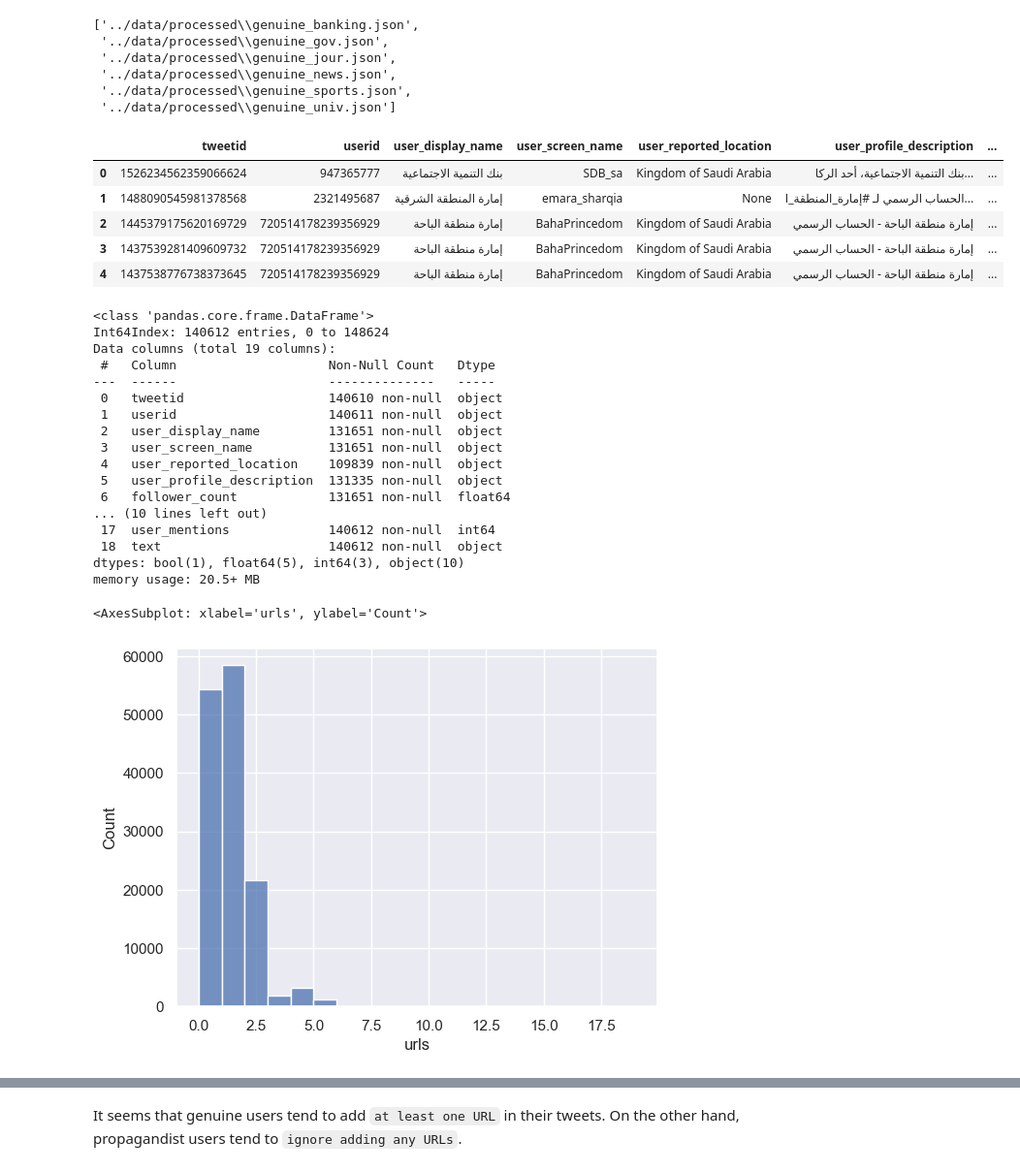
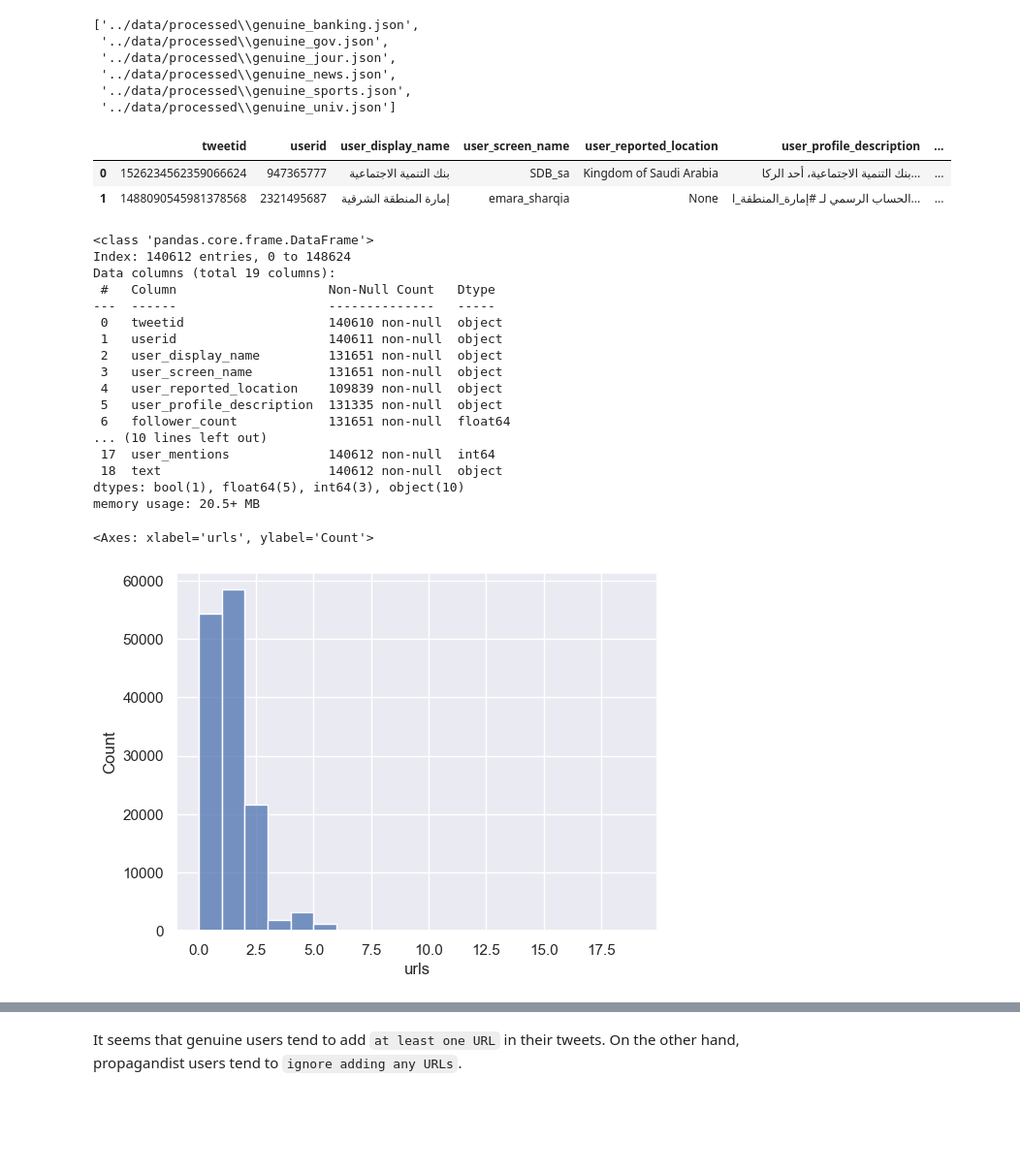
Before and after one commit to iSemantics-ai/Arabic-Propaganda-Detection, a Jupyter notebook: notebooks/lf_ideas_techniques.ipynb, the cells around one changed output, grey strips where cells are left out. Shown at 97% size. Drawn from its saved outputs; the diff is of its cells as text; code cells hidden in the pictures; blank space fills up the shorter version.

```diff
--- a/notebooks/lf_ideas_techniques.ipynb
+++ b/notebooks/lf_ideas_techniques.ipynb
@@ -12,3 +21,12 @@ import matplotlib.pyplot as plt
 
 sns.set()
 %matplotlib inline
+# %%
+# defining data paths
+
+prop_data_path = "../data/processed/propaganda.json"
+gen_data_paths = "../data/processed/genuine*.json"
+access_tokens_path = "../data/access_tokens.json"
+
+prop_data_annotated = "../data/processed/propaganda_annotated.pkl"
+gen_data_annotated = "../data/processed/genuine_annotated.pkl"
@@ -15 +39,6 @@ sns.set()
+# %%
+# loading the HuggingFace access tokens
+
+with open(access_tokens_path) as f:
+    hf_key = json.load(f)["huggingface"]["read_token"]
 # %%
@@ -49,9 +73,7 @@ Data columns (total 19 columns):
 dtypes: bool(1), int64(11), object(7)
 memory usage: 8.2+ MB
 # %%
-import glob
-
-files = glob.glob('../data/processed/genuine*.json')
+files = glob.glob(gen_data_paths)
 files
 # %% [output]
 ['../data/processed\\genuine_banking.json',
@@ -65,22 +95,15 @@ dfs = [pd.read_json(f) for f in files]
 # %%
-# df1 = pd.read_json("../data/processed/genuine_banking.json")
-# df2 = pd.read_json("../data/processed/genuine_sports.json")
-
-
-gen_data = pd.concat(dfs, ignore_index=True).drop_duplicates(subset=['tweetid'])
-gen_data.head()
+gen_data = pd.concat(dfs, ignore_index=True).drop_duplicates(subset=["tweetid"])
+gen_data.head(2)
 # %% [output]
 |  | tweetid | userid | user_display_name | user_screen_name | user_reported_location | user_profile_description | ... |
 | 0 | 1526234562359066624 | 947365777 | بنك التنمية الاجتماعية | SDB_sa | Kingdom of Saudi Arabia | بنك التنمية الاجتماعية، أحد الركا... | ... |
 | 1 | 1488090545981378568 | 2321495687 | إمارة المنطقة الشرقية | emara_sharqia | None | الحساب الرسمي لـ #إمارة_المنطقة_ا... | ... |
-| 2 | 1445379175620169729 | 720514178239356929 | إمارة منطقة الباحة | BahaPrincedom | Kingdom of Saudi Arabia | إمارة منطقة الباحة - الحساب الرسمي | ... |
-| 3 | 1437539281409609732 | 720514178239356929 | إمارة منطقة الباحة | BahaPrincedom | Kingdom of Saudi Arabia | إمارة منطقة الباحة - الحساب الرسمي | ... |
-| 4 | 1437538776738373645 | 720514178239356929 | إمارة منطقة الباحة | BahaPrincedom | Kingdom of Saudi Arabia | إمارة منطقة الباحة - الحساب الرسمي | ... |
 # %%
 gen_data.info()
 # %% [output]
 <class 'pandas.core.frame.DataFrame'>
-Int64Index: 140612 entries, 0 to 148624
+Index: 140612 entries, 0 to 148624
 Data columns (total 19 columns):
  #   Column                    Non-Null Count   Dtype
 ---  ------                    --------------   -----
@@ -102,7 +125,7 @@ gen_data["emojis"] = gen_data.tweet_text.apply(em_engine)
 # %%
 sns.histplot(gen_data.urls, bins=np.arange(0, 20, 1))
 # %% [output]
-<AxesSubplot: xlabel='urls', ylabel='Count'>
+<Axes: xlabel='urls', ylabel='Count'>
 [figure]
 # %%
 sns.histplot(prop_data.urls, bins=np.arange(0, 20, 1))
```
Also changed, not shown: parts of 68 cells of this notebook.
